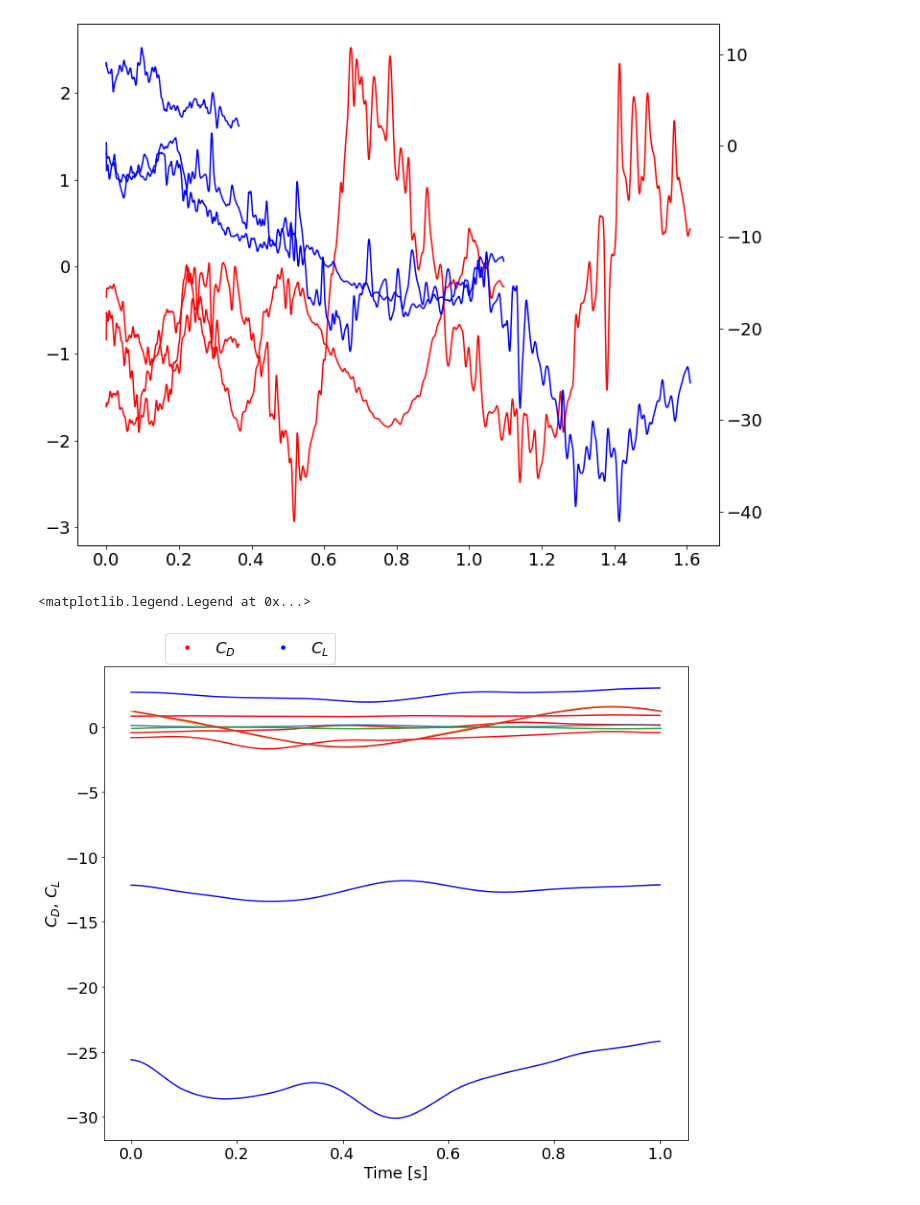
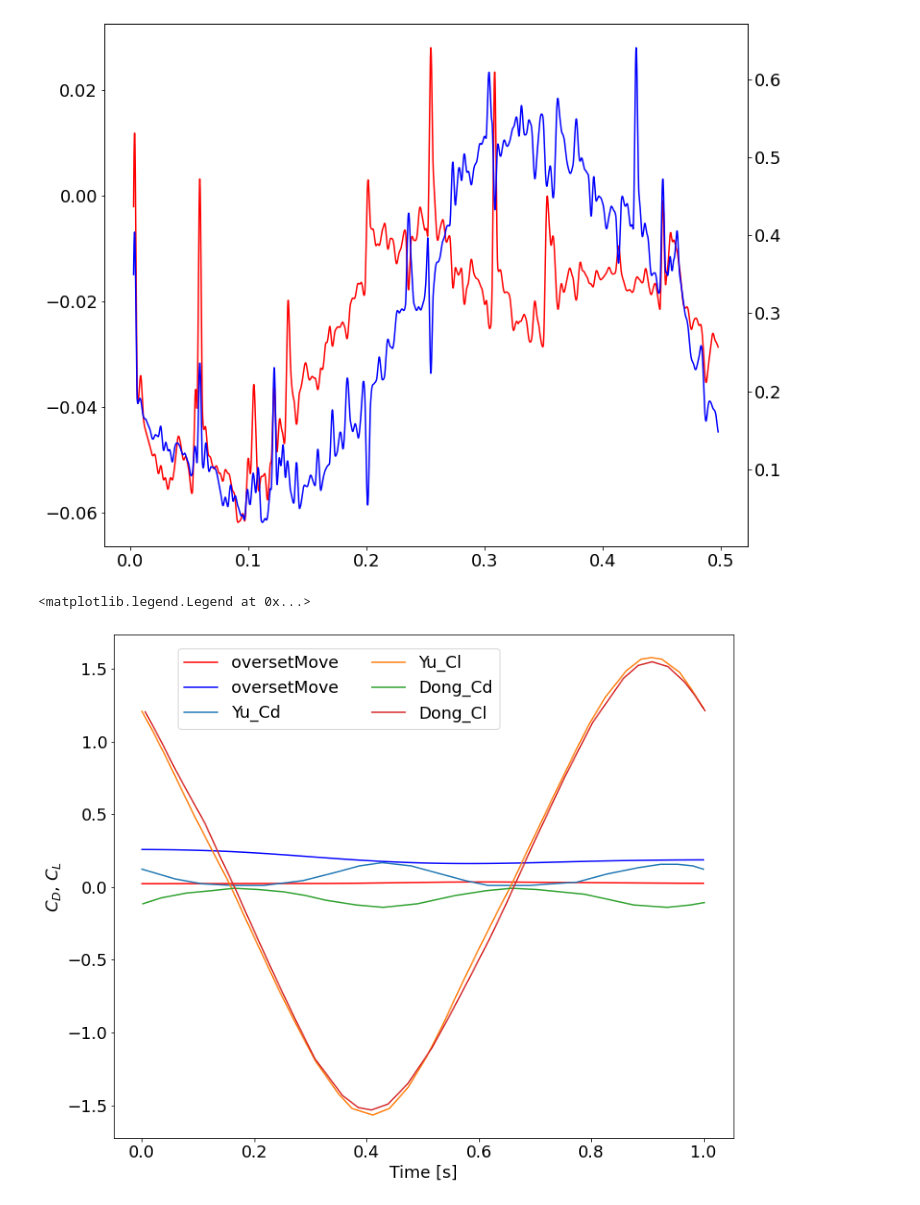
Before and after one commit to michaelcoe/Ika-Flow, a Jupyter notebook: OpenFOAM/postProcessing/gridComparison.ipynb, the cells around one changed output. Cells and saved outputs as stored; diff of their text form; code cells hidden in the pictures.

```diff
--- a/OpenFOAM/postProcessing/gridComparison.ipynb
+++ b/OpenFOAM/postProcessing/gridComparison.ipynb
@@ -35,8 +35,8 @@ def fit_data(xData, yData):
 
     return popt, r_squared
 # %%
-data_location = r'./gridInd_Yu_Dong_refine1'
-validation_location = r'./Validation_data.xlsx'
+data_location = r'/home/mco143/OpenFOAM/mco143-v2012/run/oversetMove'
+validation_location = r'/home/mco143/Documents/Current_OpenFOAM_Simulations/Validation_data.xlsx'
 
 # load the validation case data
 xl = pd.ExcelFile(validation_location)
@@ -140,7 +140,7 @@ if forceBin_flag is True:
                 forceBin_caseDict['ForceBins'][case][forceBins_file.parts[-6]] = forceBins_file
 # %%
 total_cycles = 7.0
-number_cycles = 3.0
+number_cycles = 2.0
 if coefficient_flag == 1:
     coeff = [Coefficients(force_path, number_cycles, total_cycles, True, True) for force_path in force_paths]
 if force_flag == 1:
@@ -165,13 +165,13 @@ for force in forces:
     ax1.plot(force.specific_case, np.mean(force.Cl), 'bo', label="$C_L$")
 
 for case in val_dict:
-    ax1.plot("Yu_Dong", val_dict[case]['average'], 'o')
+    ax1.plot("Yu_Dong", val_dict[case]['average'], 'o', label=case)
 
 ax1.set_xlabel('Case')
 ax1.set_ylabel('$C_D$, $C_L$')
 custom_dots = [Line2D([0], [0], marker='o', color='w', markerfacecolor='r', label='$C_D$'),
                Line2D([0], [0], marker='o', color='w', markerfacecolor='b', label='$C_L$')]
-ax1.legend(handles = custom_dots, ncol=2, bbox_to_anchor=(0.09, 0.99))
+ax1.legend(ncol=2, bbox_to_anchor=(0.09, 0.99))
 #fig2.savefig(Path(figure_location).joinpath('AvgPower_St.png'))
 # %% [output]
 <matplotlib.legend.Legend at 0x...>
@@ -204,29 +204,29 @@ for force in forces:
     singleCycleDict[force.specific_case]['Cd'] = {'time':time_cd/time_cd[-1], 'Cd':Cd}
     singleCycleDict[force.specific_case]['Cl'] = {'time':time_cl/time_cl[-1], 'Cl':Cl}
 # %% [output]
-[figure, old version]
+[figure, new version]
 # %%
 fig2, ax2 = plt.subplots(figsize=(12,10))
 
 for case in singleCycleDict:
-    ax2.plot(singleCycleDict[case]['Cd']['time'], -singleCycleDict[case]['Cd']['Cd'], 'r')
-    ax2.plot(singleCycleDict[case]['Cl']['time'], singleCycleDict[case]['Cl']['Cl'], 'b')
+    ax2.plot(singleCycleDict[case]['Cd']['time'], -singleCycleDict[case]['Cd']['Cd'], 'r', label=case)
+    ax2.plot(singleCycleDict[case]['Cl']['time'], singleCycleDict[case]['Cl']['Cl'], 'b', label=case)
 
 for case in val_dict:
     if case[-2:] == 'Cd':
-        ax2.plot(val_dict[case]['time'], val_dict[case]['CD'])
+        ax2.plot(val_dict[case]['time'], val_dict[case]['CD'], label=case)
     else:
-        ax2.plot(val_dict[case]['time'], val_dict[case]['CL'])
+        ax2.plot(val_dict[case]['time'], val_dict[case]['CL'], label=case)
 
 ax2.set_xlabel('Time [s]')
 ax2.set_ylabel('$C_D$, $C_L$')
 custom_dots = [Line2D([0], [0], marker='o', color='w', markerfacecolor='r', label='$C_D$'),
                Line2D([0], [0], marker='o', color='w', markerfacecolor='b', label='$C_L$')]
-ax2.legend(handles = custom_dots, ncol=2, bbox_to_anchor=(0.09, 0.99))
+ax2.legend(ncol=2, bbox_to_anchor=(0.09, 0.99))
 #fig2.savefig(Path(figure_location).joinpath('AvgPower_St.png'))
 # %% [output]
 <matplotlib.legend.Legend at 0x...>
-[figure, old version]
+[figure, new version]
 # %%
 fig3, ax3 = plt.subplots(figsize=(12,10))
 
```
Also changed, not shown: parts of 2 cells of this notebook, 3 other files.
